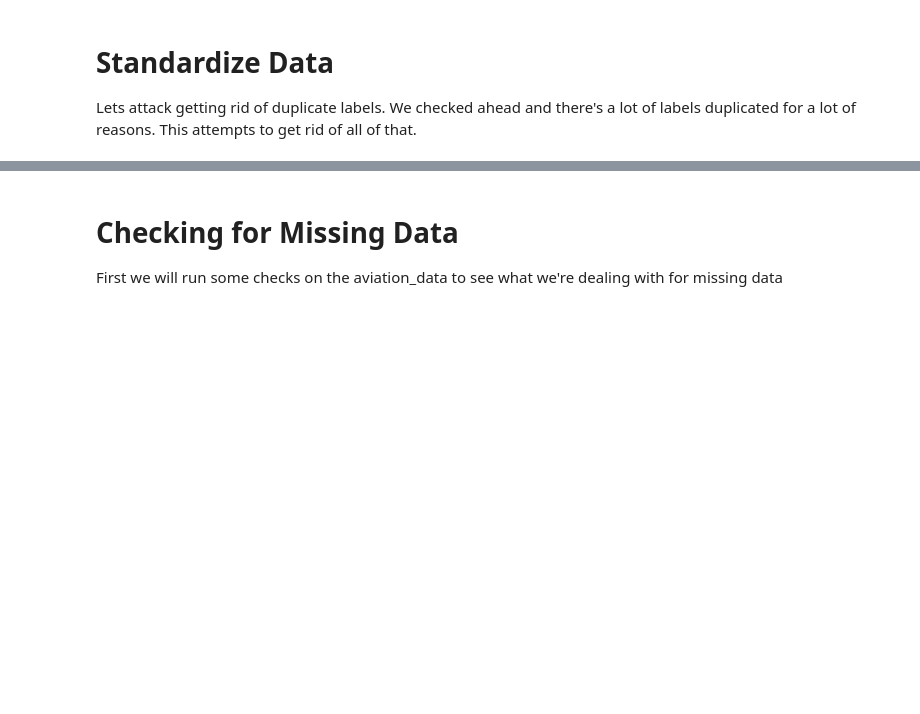
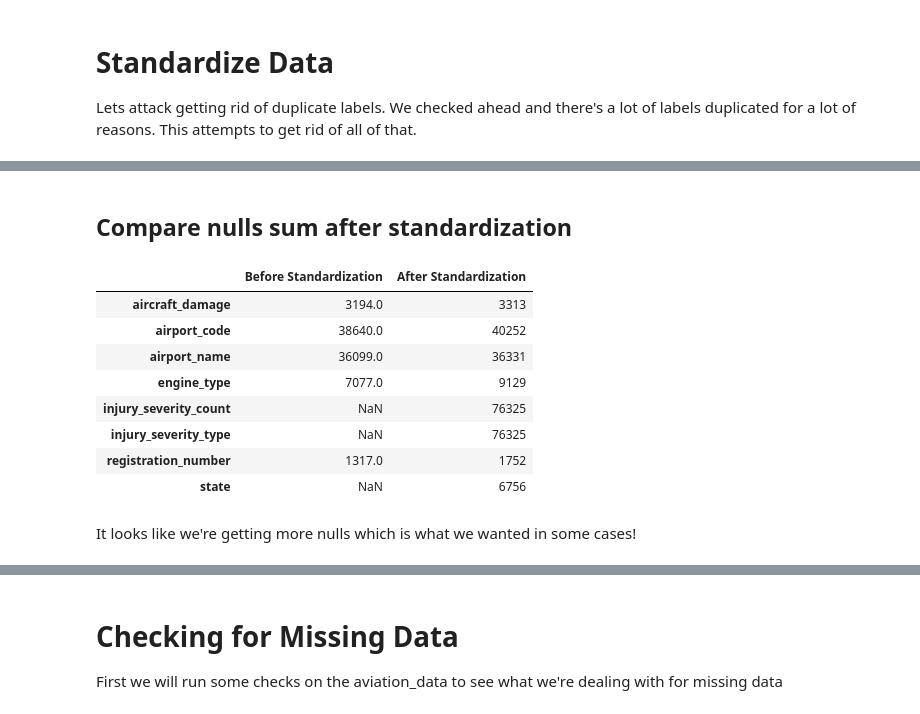
Before and after one commit to emmascotson/aviation-venture-risk-eda, a Jupyter notebook: aviation-venture-risk-eda.ipynb, the cells around one changed output, grey strips where cells are left out. Saved outputs shown, nothing was run; the diff lists cells and outputs as text; code cells hidden in the pictures; blank space fills up the shorter version.

```diff
--- a/aviation-venture-risk-eda.ipynb
+++ b/aviation-venture-risk-eda.ipynb
@@ -49,5 +53,6 @@ aviation_data.columns = aviation_data.columns.str.lower().str.replace(' ', '_').
 # %%
 #initial missing data check before cleaning/standardization
+null_counts_before_standardization = aviation_data.isnull().sum()
 aviation_data.info()
 # %% [output]
 <class 'pandas.core.frame.DataFrame'>
@@ -238,0 +343,25 @@ memory usage: 21.0+ MB
+# %% [markdown]
+## Compare nulls sum after standardization
+# %%
+null_counts_after_standardization = aviation_data.isnull().sum()
+comparison = pd.DataFrame({
+    'Before Standardization': null_counts_before_standardization,
+    'After Standardization': null_counts_after_standardization
+})
+#replace_in_cols(['airport_code','airport_name','registration_number'], none_to_nan)
+#replace_in_cols(['aircraft_category','registration_number','engine_type','far_description'], unk_to_unknown)
+#replace_in_cols(['engine_type','aircraft_damage','registration_number'], unknown_to_nan)
+comparison_filtered = comparison[comparison['Before Standardization'] != comparison['After Standardization']]
+comparison_filtered
+# %% [output]
+|  | Before Standardization | After Standardization |
+| aircraft_damage | 3194.0 | 3313 |
+| airport_code | 38640.0 | 40252 |
+| airport_name | 36099.0 | 36331 |
+| engine_type | 7077.0 | 9129 |
+| injury_severity_count | NaN | 76325 |
+| injury_severity_type | NaN | 76325 |
+| registration_number | 1317.0 | 1752 |
+| state | NaN | 6756 |
+# %% [markdown]
+It looks like we're getting more nulls which is what we wanted in some cases!
```
Also changed, not shown: parts of 29 cells of this notebook.
